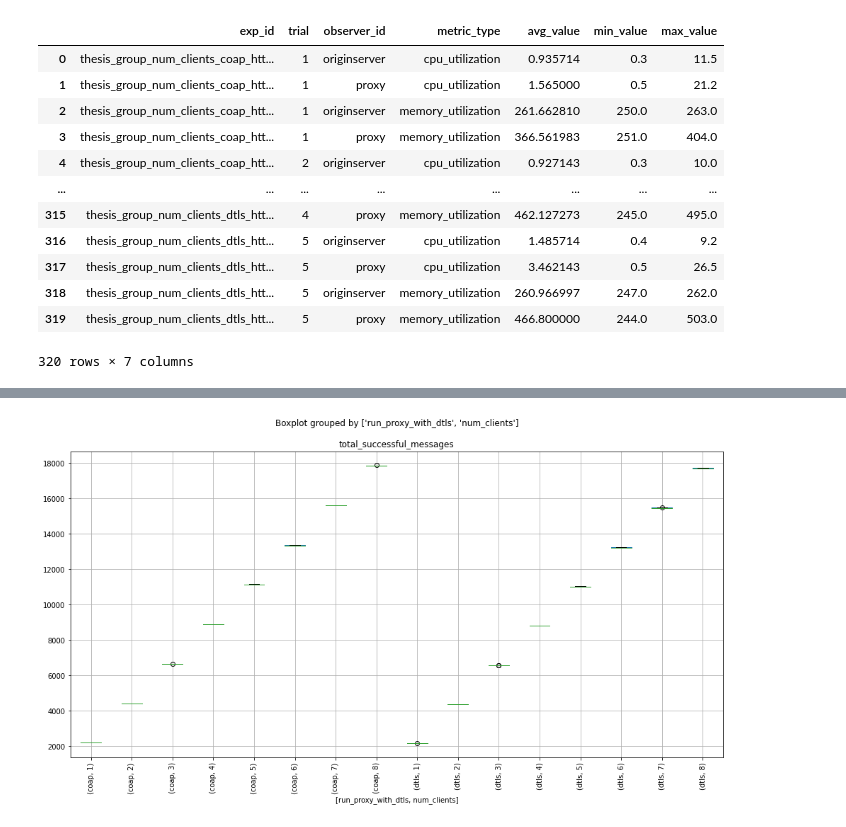
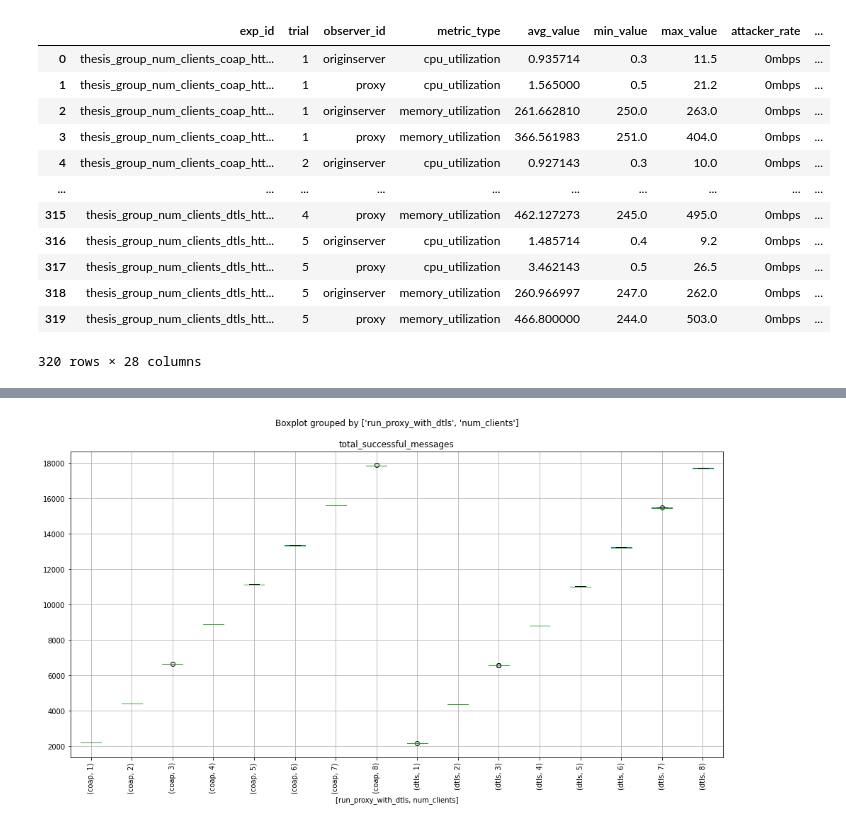
Before and after one commit to amirfarhat/dos-californium, a Jupyter notebook: notebooks/thesis/clickhouse_group_thesisnumclientsdb.ipynb, the cells around one changed output, grey strips where cells are left out. Drawn from its saved outputs; the diff is of its cells as text; code cells hidden in the pictures.

```diff
--- a/notebooks/thesis/clickhouse_group_thesisnumclientsdb.ipynb
+++ b/notebooks/thesis/clickhouse_group_thesisnumclientsdb.ipynb
@@ -428,5 +283,7 @@ metric_df = client.query_dataframe(metric_usage_sql)
 
 metric_df.observer_id.replace(dnid_map_node_name, inplace=True)
 
+metric_df = metric_df.merge(exp_df, on="exp_id", how="left")
+
 metric_df
 # %% [output]
@@ -435,16 +292,16 @@ Wall time: 133 ms
-|  | exp_id | trial | observer_id | metric_type | avg_value | min_value | max_value |
-| 0 | thesis_group_num_clients_coap_htt... | 1 | originserver | cpu_utilization | 0.935714 | 0.3 | 11.5 |
-| 1 | thesis_group_num_clients_coap_htt... | 1 | proxy | cpu_utilization | 1.565000 | 0.5 | 21.2 |
-| 2 | thesis_group_num_clients_coap_htt... | 1 | originserver | memory_utilization | 261.662810 | 250.0 | 263.0 |
-| 3 | thesis_group_num_clients_coap_htt... | 1 | proxy | memory_utilization | 366.561983 | 251.0 | 404.0 |
-| 4 | thesis_group_num_clients_coap_htt... | 2 | originserver | cpu_utilization | 0.927143 | 0.3 | 10.0 |
-| ... | ... | ... | ... | ... | ... | ... | ... |
-| 315 | thesis_group_num_clients_dtls_htt... | 4 | proxy | memory_utilization | 462.127273 | 245.0 | 495.0 |
-| 316 | thesis_group_num_clients_dtls_htt... | 5 | originserver | cpu_utilization | 1.485714 | 0.4 | 9.2 |
-| 317 | thesis_group_num_clients_dtls_htt... | 5 | proxy | cpu_utilization | 3.462143 | 0.5 | 26.5 |
-| 318 | thesis_group_num_clients_dtls_htt... | 5 | originserver | memory_utilization | 260.966997 | 247.0 | 262.0 |
-| 319 | thesis_group_num_clients_dtls_htt... | 5 | proxy | memory_utilization | 466.800000 | 244.0 | 503.0 |
+|  | exp_id | trial | observer_id | metric_type | avg_value | min_value | max_value | attacker_rate | ... |
+| 0 | thesis_group_num_clients_coap_htt... | 1 | originserver | cpu_utilization | 0.935714 | 0.3 | 11.5 | 0mbps | ... |
+| 1 | thesis_group_num_clients_coap_htt... | 1 | proxy | cpu_utilization | 1.565000 | 0.5 | 21.2 | 0mbps | ... |
+| 2 | thesis_group_num_clients_coap_htt... | 1 | originserver | memory_utilization | 261.662810 | 250.0 | 263.0 | 0mbps | ... |
+| 3 | thesis_group_num_clients_coap_htt... | 1 | proxy | memory_utilization | 366.561983 | 251.0 | 404.0 | 0mbps | ... |
+| 4 | thesis_group_num_clients_coap_htt... | 2 | originserver | cpu_utilization | 0.927143 | 0.3 | 10.0 | 0mbps | ... |
+| ... | ... | ... | ... | ... | ... | ... | ... | ... | ... |
+| 315 | thesis_group_num_clients_dtls_htt... | 4 | proxy | memory_utilization | 462.127273 | 245.0 | 495.0 | 0mbps | ... |
+| 316 | thesis_group_num_clients_dtls_htt... | 5 | originserver | cpu_utilization | 1.485714 | 0.4 | 9.2 | 0mbps | ... |
+| 317 | thesis_group_num_clients_dtls_htt... | 5 | proxy | cpu_utilization | 3.462143 | 0.5 | 26.5 | 0mbps | ... |
+| 318 | thesis_group_num_clients_dtls_htt... | 5 | originserver | memory_utilization | 260.966997 | 247.0 | 262.0 | 0mbps | ... |
+| 319 | thesis_group_num_clients_dtls_htt... | 5 | proxy | memory_utilization | 466.800000 | 244.0 | 503.0 | 0mbps | ... |
-320 rows × 7 columns
+320 rows × 28 columns
 # %%
 %%time
 
```
Also changed, not shown: parts of 26 cells of this notebook.
